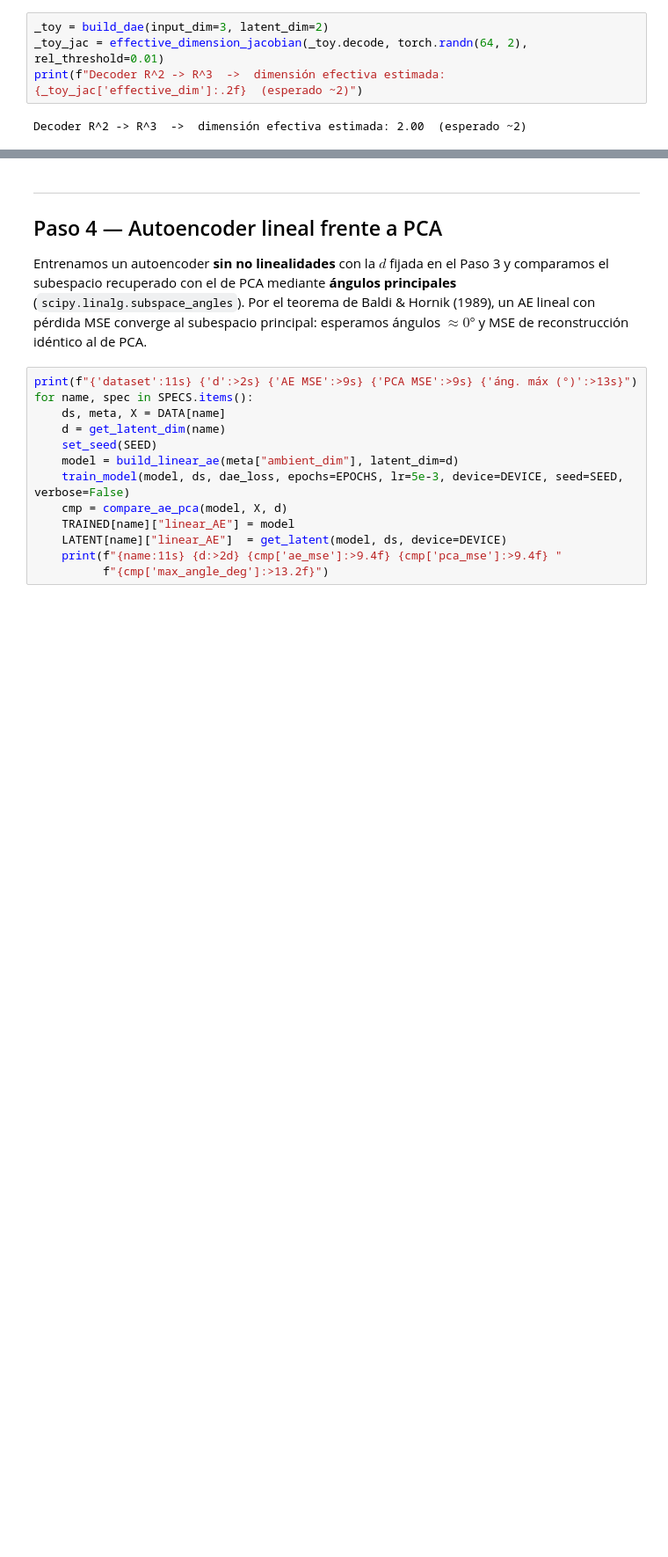
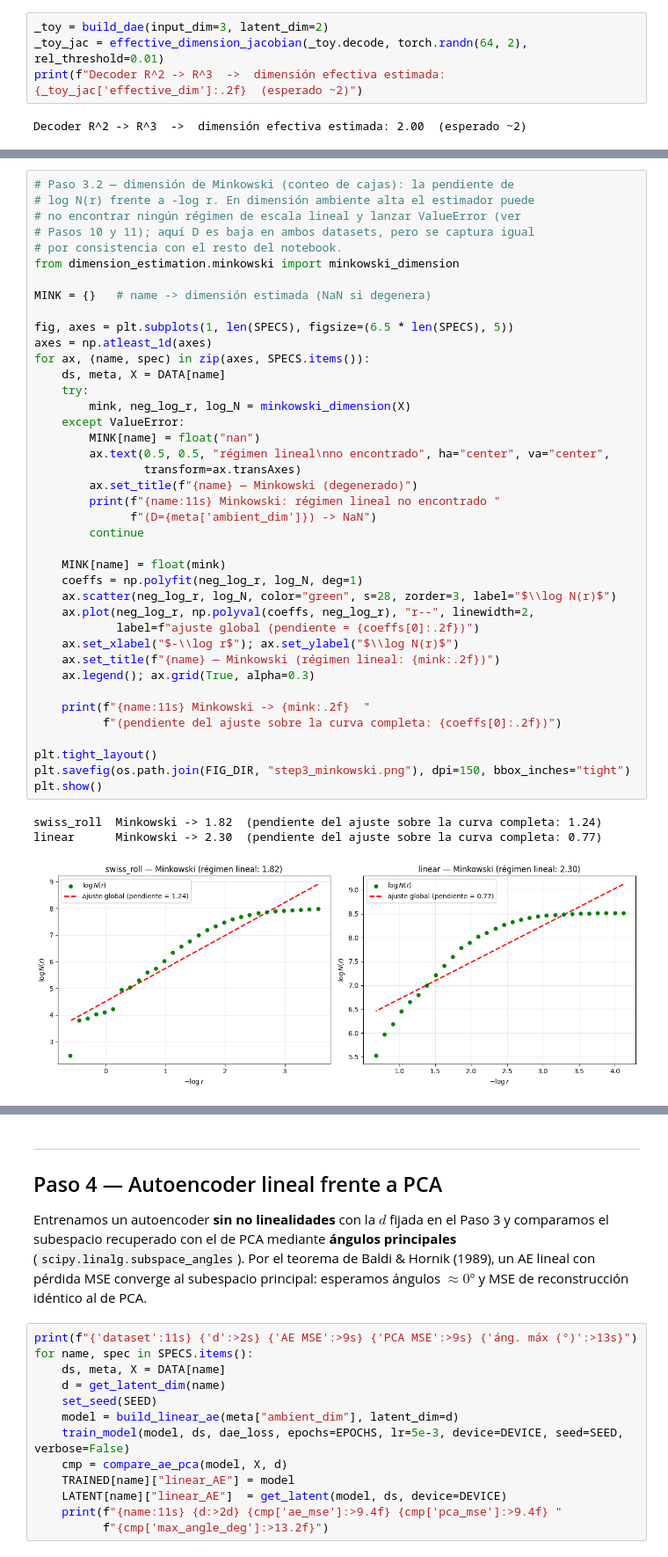
Before and after one commit to diegomonino/Aprendizaje-de-Variedades-y-Reduccion-de-Dimension-mediante-Autoencoders, a Jupyter notebook: notebooks/experimento_principal.ipynb, the cells around one changed output, grey strips where cells are left out. Shown at 88% size. Saved outputs shown, nothing was run; the diff lists cells and outputs as text; blank space fills up the shorter version.

```diff
--- a/notebooks/experimento_principal.ipynb
+++ b/notebooks/experimento_principal.ipynb
@@ -213,0 +259,44 @@ print("\nConfiguración guardada en results/experiment_config.json")
+# %%
+# Paso 3.2 — dimensión de Minkowski (conteo de cajas): la pendiente de
+# log N(r) frente a -log r. En dimensión ambiente alta el estimador puede
+# no encontrar ningún régimen de escala lineal y lanzar ValueError (ver
+# Pasos 10 y 11); aquí D es baja en ambos datasets, pero se captura igual
+# por consistencia con el resto del notebook.
+from dimension_estimation.minkowski import minkowski_dimension
+
+MINK = {}   # name -> dimensión estimada (NaN si degenera)
+
+fig, axes = plt.subplots(1, len(SPECS), figsize=(6.5 * len(SPECS), 5))
+axes = np.atleast_1d(axes)
+for ax, (name, spec) in zip(axes, SPECS.items()):
+    ds, meta, X = DATA[name]
+    try:
+        mink, neg_log_r, log_N = minkowski_dimension(X)
+    except ValueError:
+        MINK[name] = float("nan")
+        ax.text(0.5, 0.5, "régimen lineal\nno encontrado", ha="center", va="center",
+                transform=ax.transAxes)
+        ax.set_title(f"{name} — Minkowski (degenerado)")
+        print(f"{name:11s} Minkowski: régimen lineal no encontrado "
+              f"(D={meta['ambient_dim']}) -> NaN")
+        continue
+
+    MINK[name] = float(mink)
+    coeffs = np.polyfit(neg_log_r, log_N, deg=1)
+    ax.scatter(neg_log_r, log_N, color="green", s=28, zorder=3, label="$\\log N(r)$")
+    ax.plot(neg_log_r, np.polyval(coeffs, neg_log_r), "r--", linewidth=2,
+            label=f"ajuste global (pendiente = {coeffs[0]:.2f})")
+    ax.set_xlabel("$-\\log r$"); ax.set_ylabel("$\\log N(r)$")
+    ax.set_title(f"{name} — Minkowski (régimen lineal: {mink:.2f})")
+    ax.legend(); ax.grid(True, alpha=0.3)
+
+    print(f"{name:11s} Minkowski -> {mink:.2f}  "
+          f"(pendiente del ajuste sobre la curva completa: {coeffs[0]:.2f})")
+
+plt.tight_layout()
+plt.savefig(os.path.join(FIG_DIR, "step3_minkowski.png"), dpi=150, bbox_inches="tight")
+plt.show()
+# %% [output]
+swiss_roll  Minkowski -> 1.82  (pendiente del ajuste sobre la curva completa: 1.24)
+linear      Minkowski -> 2.30  (pendiente del ajuste sobre la curva completa: 0.77)
+[figure, added]
```
Also changed, not shown: parts of 38 cells of this notebook, 13 other files.
